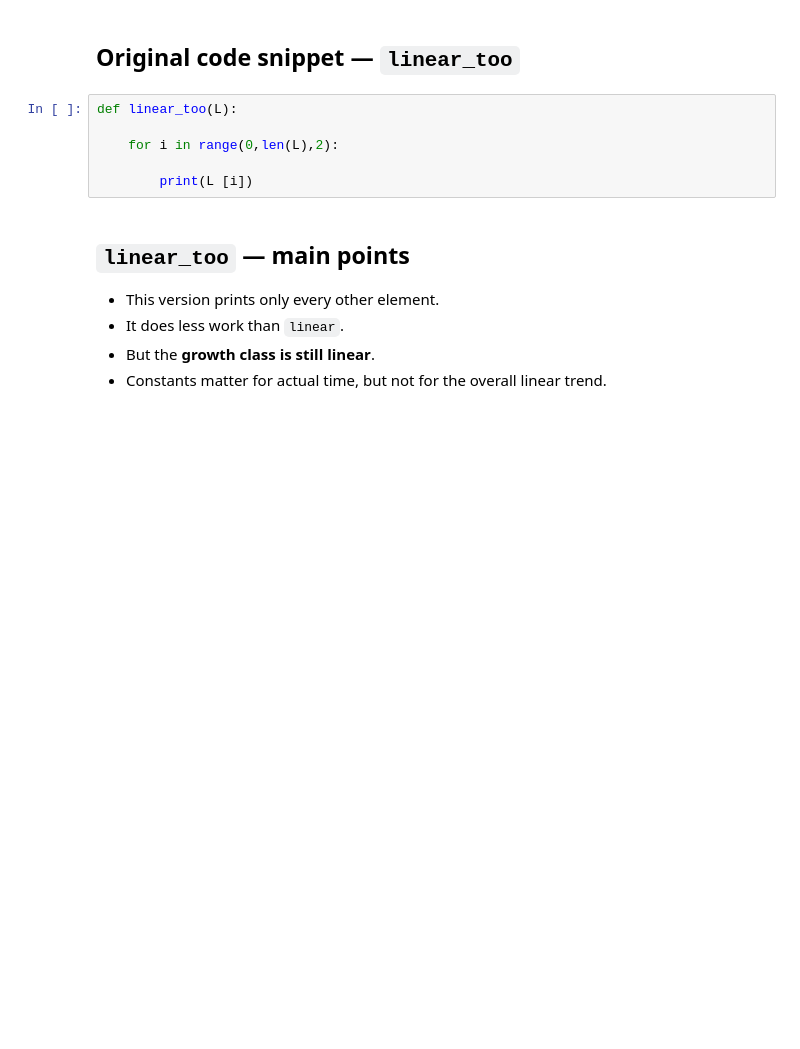
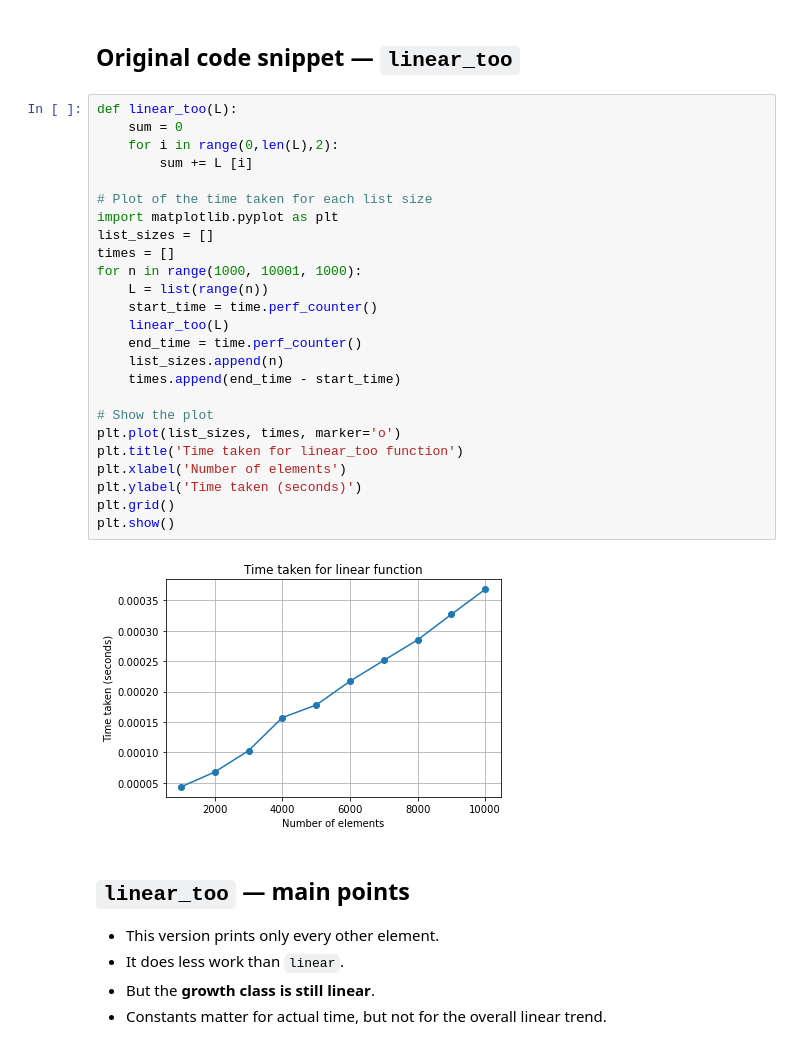
Before and after one commit to ariefouren/BIU-bio-python-2026, a Jupyter notebook: 03_Chapters/02_Efficiency_Matters/slides/08_2_Efficiency_Matters_Introduction_to_Complexity_slides.ipynb, the cells around one changed output. Saved outputs shown, nothing was run; the diff lists cells and outputs as text; blank space fills up the shorter version.

```diff
--- a/03_Chapters/02_Efficiency_Matters/slides/08_2_Efficiency_Matters_Introduction_to_Complexity_slides.ipynb
+++ b/03_Chapters/02_Efficiency_Matters/slides/08_2_Efficiency_Matters_Introduction_to_Complexity_slides.ipynb
@@ -114,11 +144,32 @@ Placeholder for the chapter figure:
 # %% [markdown]
 ## Original code snippet — `linear_too`
-# %%
-def linear_too(L):
-
-    for i in range(0,len(L),2):
-
-        print(L [i])
+# %%
+def linear_too(L):
+    sum = 0
+    for i in range(0,len(L),2):
+        sum += L [i]
+
+# Plot of the time taken for each list size
+import matplotlib.pyplot as plt
+list_sizes = []
+times = []
+for n in range(1000, 10001, 1000):
+    L = list(range(n))
+    start_time = time.perf_counter()
+    linear_too(L)
+    end_time = time.perf_counter()
+    list_sizes.append(n)
+    times.append(end_time - start_time)
+
+# Show the plot
+plt.plot(list_sizes, times, marker='o')
+plt.title('Time taken for linear_too function')
+plt.xlabel('Number of elements')
+plt.ylabel('Time taken (seconds)')
+plt.grid()
+plt.show()
+# %% [output]
+[figure, added]
 # %% [markdown]
 ## `linear_too` — main points
 
```
Also changed, not shown: parts of 38 cells of this notebook.
